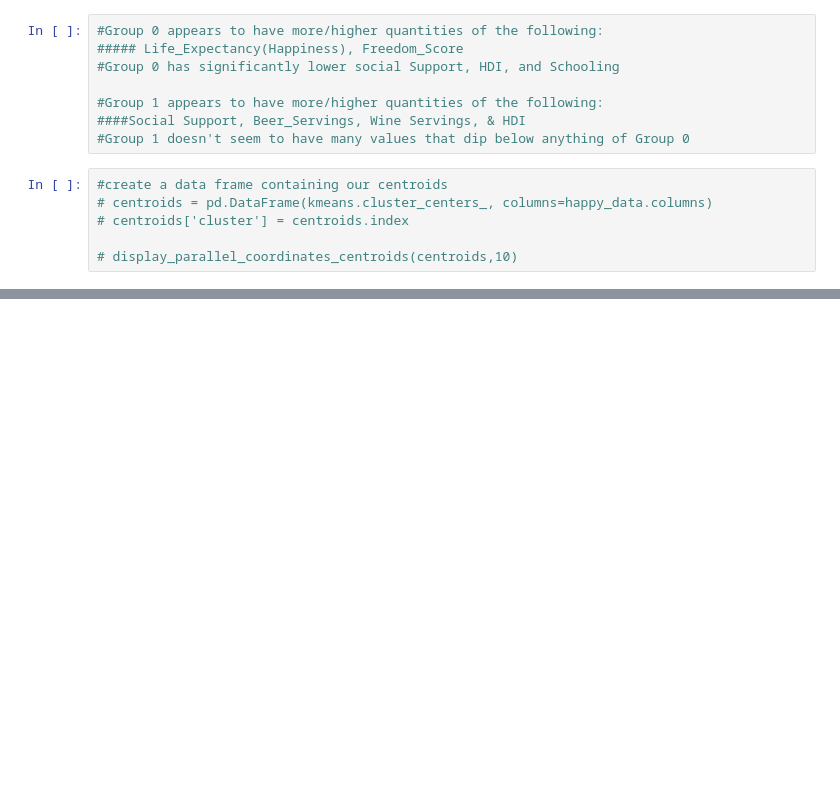
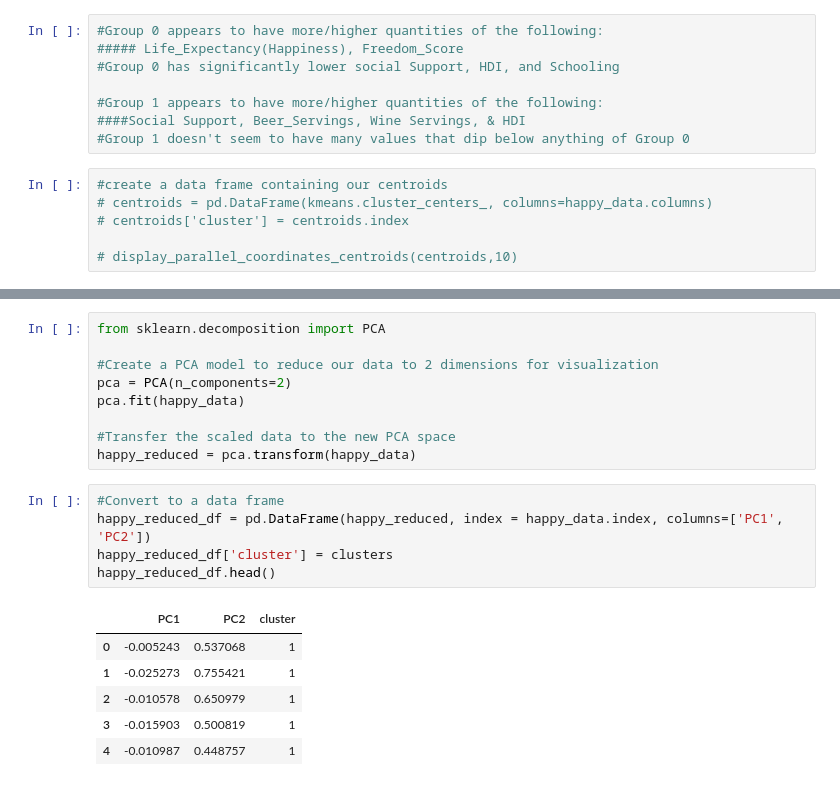
Before and after one commit to staceywai/Final-Project, a Jupyter notebook: exploring_pca_high_correlation.ipynb, the cells around one changed output, grey strips where cells are left out. Saved outputs shown, nothing was run; the diff lists cells and outputs as text; blank space fills up the shorter version.

```diff
--- a/exploring_pca_high_correlation.ipynb
+++ b/exploring_pca_high_correlation.ipynb
@@ -128,0 +155,21 @@ display_parallel_coordinates(happy_clustered, 2)
+# %%
+from sklearn.decomposition import PCA
+
+#Create a PCA model to reduce our data to 2 dimensions for visualization
+pca = PCA(n_components=2)
+pca.fit(happy_data)
+
+#Transfer the scaled data to the new PCA space
+happy_reduced = pca.transform(happy_data)
+# %%
+#Convert to a data frame
+happy_reduced_df = pd.DataFrame(happy_reduced, index = happy_data.index, columns=['PC1', 'PC2'])
+happy_reduced_df['cluster'] = clusters
+happy_reduced_df.head()
+# %% [output]
+|  | PC1 | PC2 | cluster |
+| 0 | -0.005243 | 0.537068 | 1 |
+| 1 | -0.025273 | 0.755421 | 1 |
+| 2 | -0.010578 | 0.650979 | 1 |
+| 3 | -0.015903 | 0.500819 | 1 |
+| 4 | -0.010987 | 0.448757 | 1 |
```
Also changed, not shown: parts of 7 cells of this notebook.
